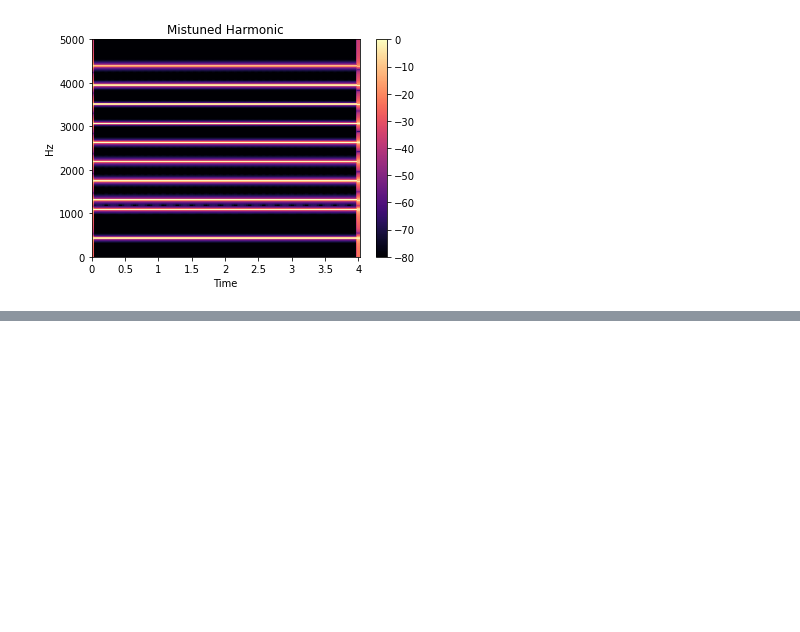
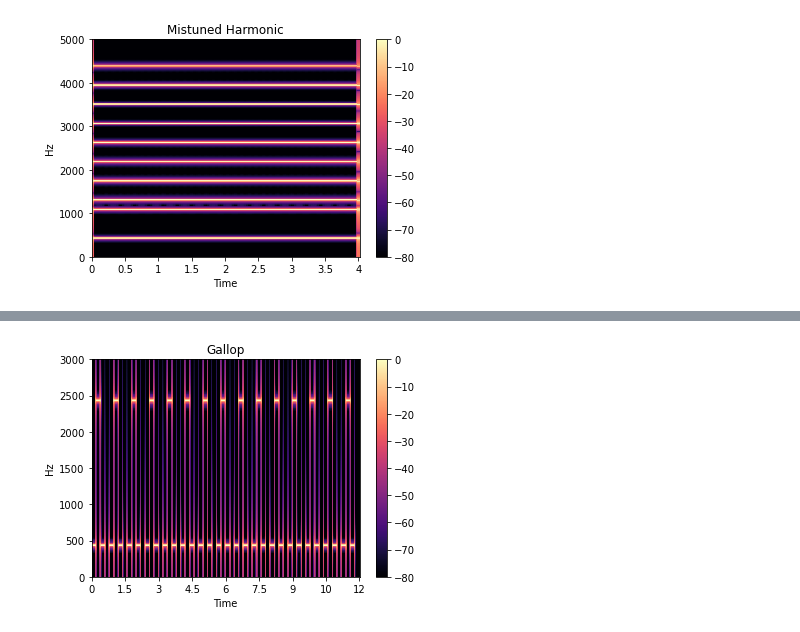
Before and after one commit to bs/cocktail-party-problem, a Jupyter notebook: Perceptual-Integration-and-Segregation/Harmonicity.ipynb, the cells around one changed output, grey strips where cells are left out. Cells and saved outputs as stored; diff of their text form; code cells hidden in the pictures; blank space fills up the shorter version.

```diff
--- a/Perceptual-Integration-and-Segregation/Harmonicity.ipynb
+++ b/Perceptual-Integration-and-Segregation/Harmonicity.ipynb
@@ -79,0 +107,5 @@ Audio(mistune, rate=SR)
+# %%
+gallop = gallop_signal(2000, dur=0.2, repeat=15)
+draw_spectrogram(gallop, 'Gallop', low_lim=0, high_lim=3000)
+Audio(gallop, rate=72000)
+# %% [output]
@@ -79,0 +113 @@ Audio(mistune, rate=SR)
+[figure, added]
```
Also changed, not shown: parts of 9 cells of this notebook.
